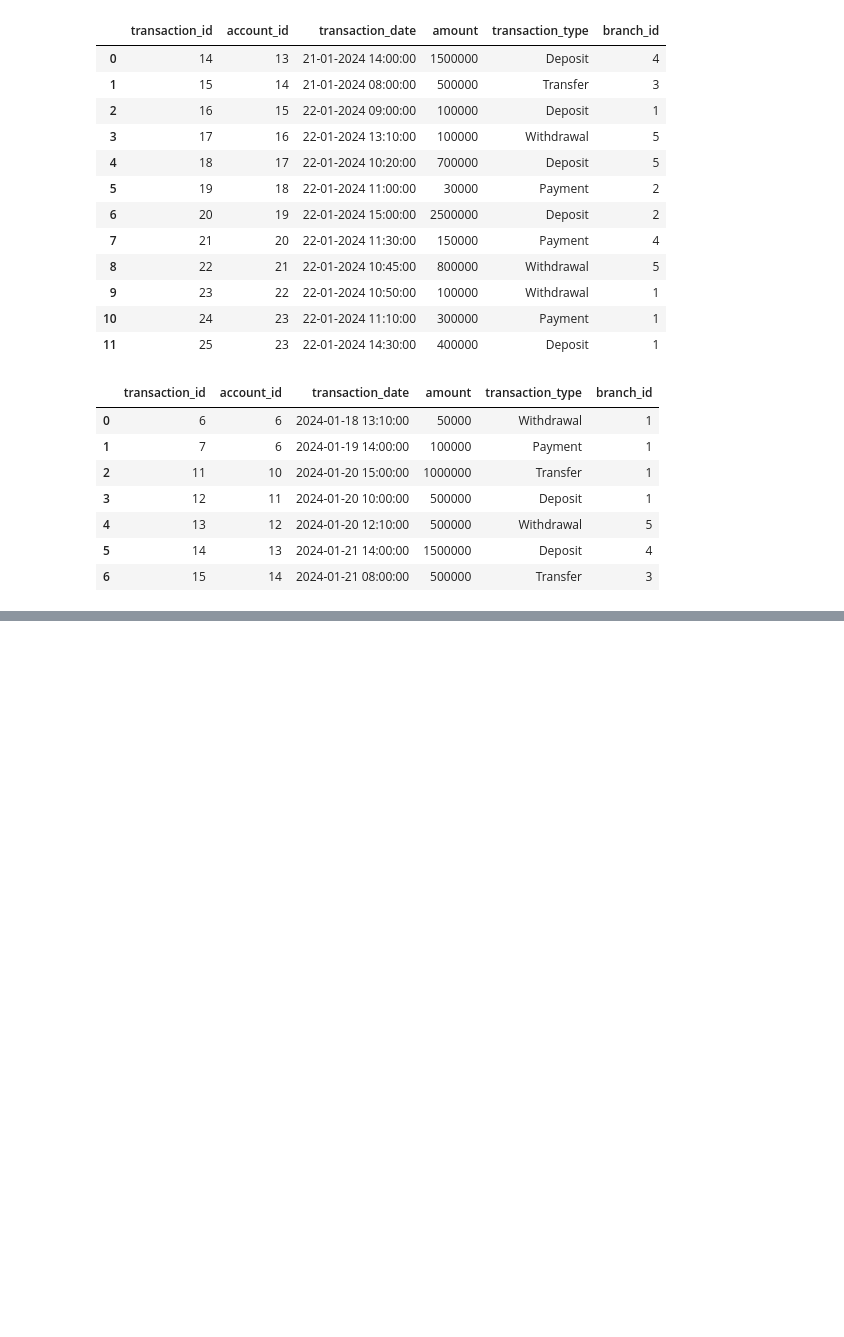
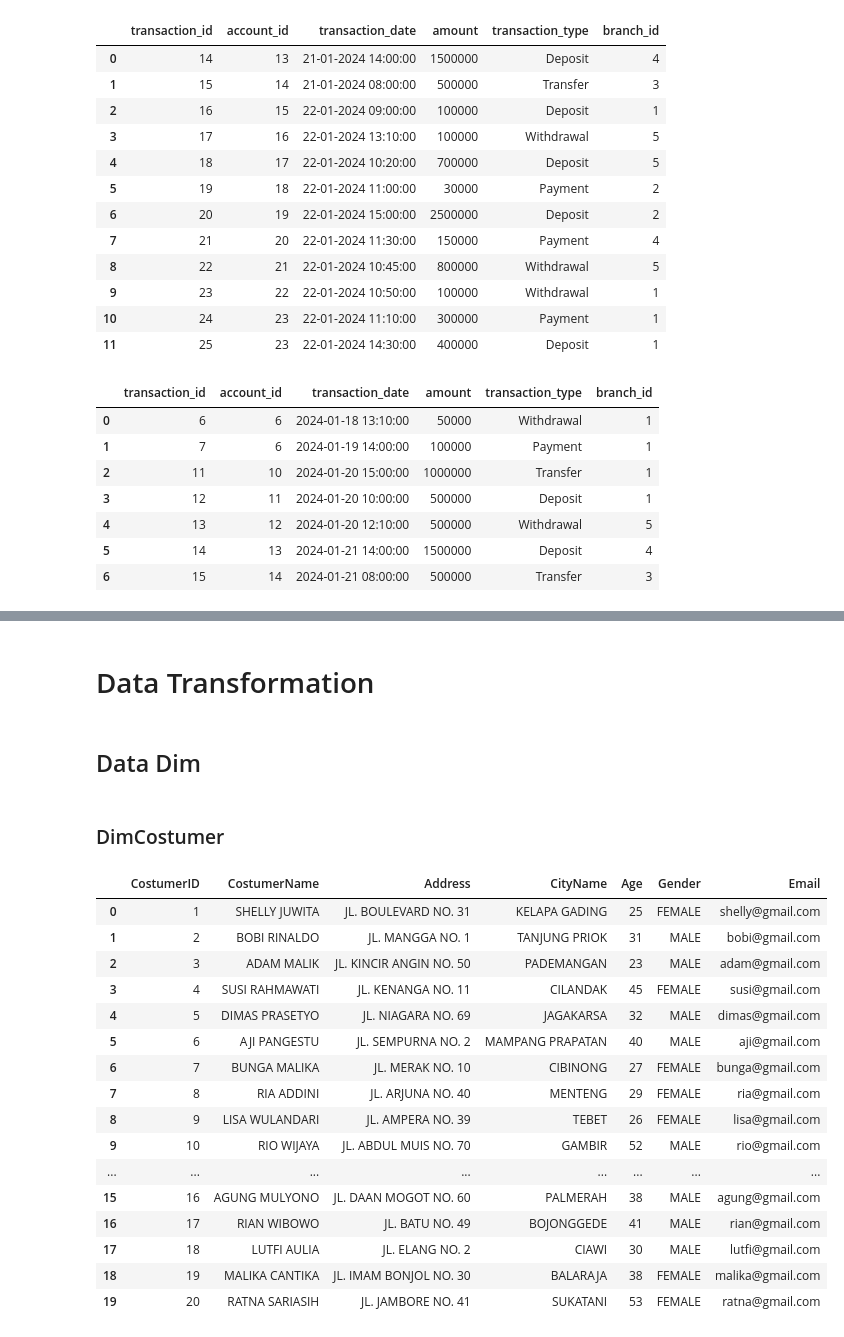
Before and after one commit to reesarosyid/data-engineer-intern, a Jupyter notebook: tryextract.ipynb, the cells around one changed output, grey strips where cells are left out. Cells and saved outputs as stored; diff of their text form; code cells hidden in the pictures; blank space fills up the shorter version.

```diff
--- a/tryextract.ipynb
+++ b/tryextract.ipynb
@@ -23,6 +26,7 @@ try:
         query_city = "SELECT * FROM _dbo_city"
         query_customer = "SELECT * FROM _dbo_customer"
         query_state = "SELECT * FROM _dbo_state"
+        query_transaction = "SELECT * FROM _dbo_transaction_db"
 
         # Use pandas to run the queries and read the results into DataFrames
         df_account = pd.read_sql_query(query_account, raw_conn)
@@ -30,7 +34,7 @@ try:
         df_city = pd.read_sql_query(query_city, raw_conn)
         df_customer = pd.read_sql_query(query_customer, raw_conn)
         df_state = pd.read_sql_query(query_state, raw_conn)
-
+        df_transaction_db = pd.read_sql_query(query_transaction, raw_conn)
     finally:
         # Always close the raw connection
         raw_conn.close()
@@ -158,0 +183,37 @@ df_transaction_excel
+# %% [markdown]
+# Data Transformation
+# %% [markdown]
+## Data Dim
+# %% [markdown]
+### DimCostumer
+# %%
+DimCustomer = df_customer.merge(df_city, on='city_id', how='left')
+DimCustomer = DimCustomer.merge(df_state, on='state_id', how='left')
+DimCustomer.drop(['state_id', 'city_id'], axis=1, inplace=True)
+DimCustomer.columns = ['CostumerID', 'CostumerName', 'Address', 'Age', 'Gender', 'Email', 'CityName', 'StateName']
+DimCustomer["CostumerName"] = DimCustomer["CostumerName"].str.upper()
+DimCustomer["Address"] = DimCustomer["Address"].str.upper()
+DimCustomer["CityName"] = DimCustomer["CityName"].str.upper()
+DimCustomer["StateName"] = DimCustomer["StateName"].str.upper()
+DimCustomer["Gender"] = DimCustomer["Gender"].str.upper()
+DimCustomer["Email"] = DimCustomer["Email"].str.lower()
+DimCustomer = DimCustomer[["CostumerID", "CostumerName", "Address", "CityName", "Age", "Gender", "Email"]]
+DimCustomer
+# %% [output]
+|  | CostumerID | CostumerName | Address | CityName | Age | Gender | Email |
+| 0 | 1 | SHELLY JUWITA | JL. BOULEVARD NO. 31 | KELAPA GADING | 25 | FEMALE | shelly@gmail.com |
+| 1 | 2 | BOBI RINALDO | JL. MANGGA NO. 1 | TANJUNG PRIOK | 31 | MALE | bobi@gmail.com |
+| 2 | 3 | ADAM MALIK | JL. KINCIR ANGIN NO. 50 | PADEMANGAN | 23 | MALE | adam@gmail.com |
+| 3 | 4 | SUSI RAHMAWATI | JL. KENANGA NO. 11 | CILANDAK | 45 | FEMALE | susi@gmail.com |
+| 4 | 5 | DIMAS PRASETYO | JL. NIAGARA NO. 69 | JAGAKARSA | 32 | MALE | dimas@gmail.com |
+| 5 | 6 | AJI PANGESTU | JL. SEMPURNA NO. 2 | MAMPANG PRAPATAN | 40 | MALE | aji@gmail.com |
+| 6 | 7 | BUNGA MALIKA | JL. MERAK NO. 10 | CIBINONG | 27 | FEMALE | bunga@gmail.com |
+| 7 | 8 | RIA ADDINI | JL. ARJUNA NO. 40 | MENTENG | 29 | FEMALE | ria@gmail.com |
+| 8 | 9 | LISA WULANDARI | JL. AMPERA NO. 39 | TEBET | 26 | FEMALE | lisa@gmail.com |
+| 9 | 10 | RIO WIJAYA | JL. ABDUL MUIS NO. 70 | GAMBIR | 52 | MALE | rio@gmail.com |
+| ... | ... | ... | ... | ... | ... | ... | ... |
+| 15 | 16 | AGUNG MULYONO | JL. DAAN MOGOT NO. 60 | PALMERAH | 38 | MALE | agung@gmail.com |
+| 16 | 17 | RIAN WIBOWO | JL. BATU NO. 49 | BOJONGGEDE | 41 | MALE | rian@gmail.com |
+| 17 | 18 | LUTFI AULIA | JL. ELANG NO. 2 | CIAWI | 30 | MALE | lutfi@gmail.com |
+| 18 | 19 | MALIKA CANTIKA | JL. IMAM BONJOL NO. 30 | BALARAJA | 38 | FEMALE | malika@gmail.com |
+| 19 | 20 | RATNA SARIASIH | JL. JAMBORE NO. 41 | SUKATANI | 53 | FEMALE | ratna@gmail.com |
```
Also changed, not shown: parts of 13 cells of this notebook, 3 other files.
